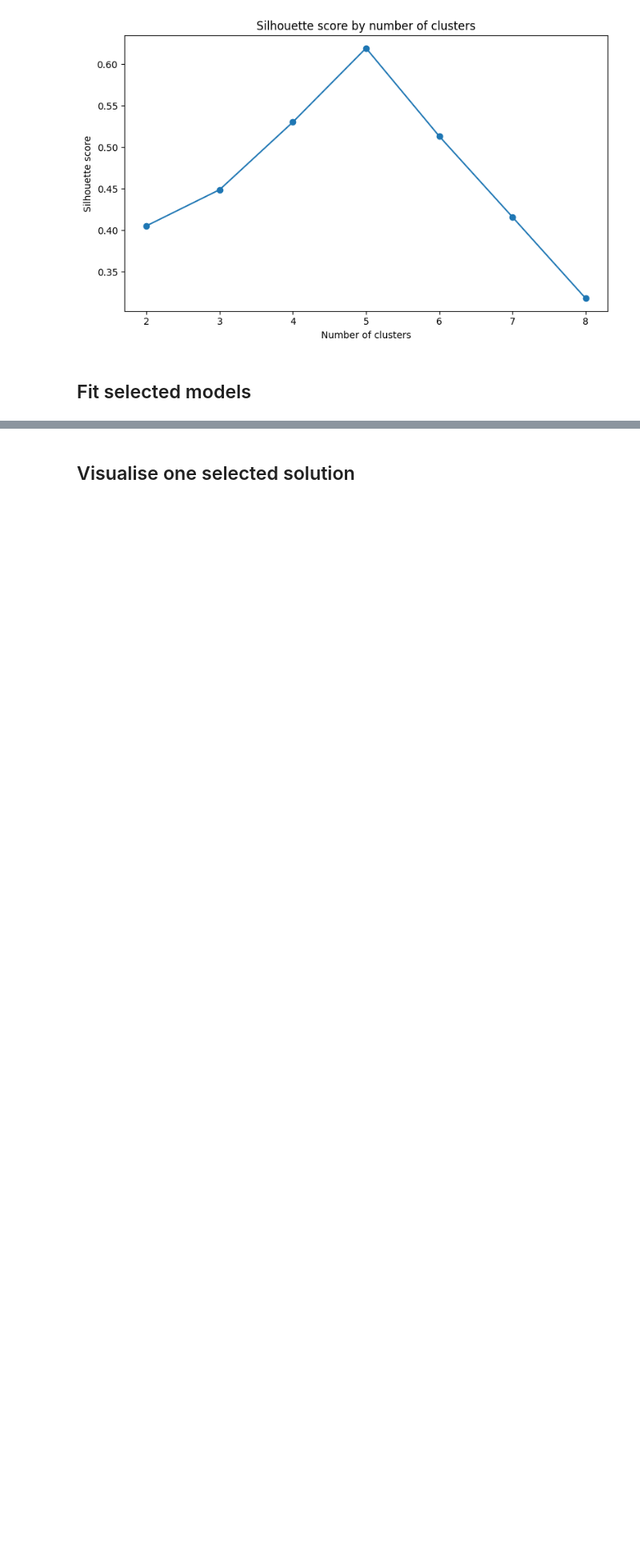
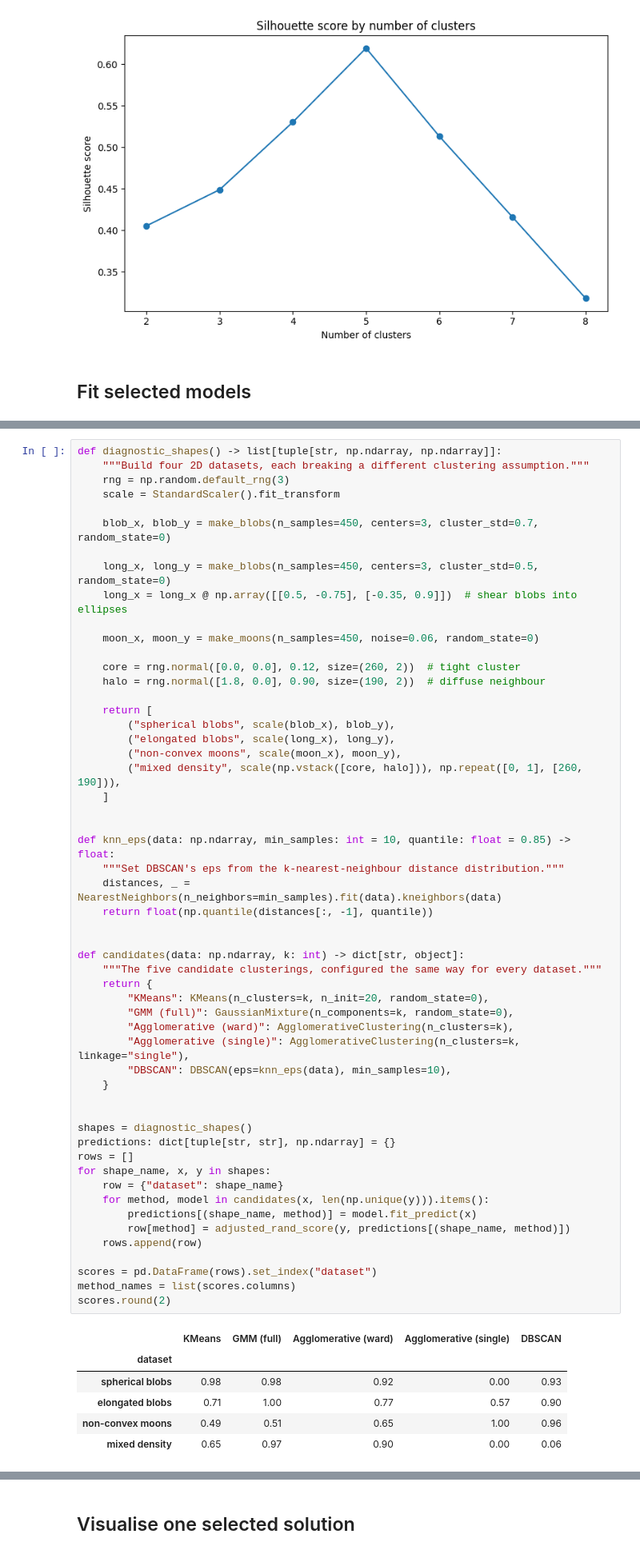
Before and after one commit to DiogoRibeiro7/applied-unsupervised-learning, a Jupyter notebook: notebooks/01_customer_segmentation_clustering.ipynb, the cells around one changed output, grey strips where cells are left out. Shown at 80% size. Cells and saved outputs as stored; diff of their text form; blank space fills up the shorter version.

```diff
--- a/notebooks/01_customer_segmentation_clustering.ipynb
+++ b/notebooks/01_customer_segmentation_clustering.ipynb
@@ -104,0 +143,61 @@ dbscan ClusteringMetrics(n_clusters=2, silhouette=0.307195012089844, davies_boul
+# %%
+def diagnostic_shapes() -> list[tuple[str, np.ndarray, np.ndarray]]:
+    """Build four 2D datasets, each breaking a different clustering assumption."""
+    rng = np.random.default_rng(3)
+    scale = StandardScaler().fit_transform
+
+    blob_x, blob_y = make_blobs(n_samples=450, centers=3, cluster_std=0.7, random_state=0)
+
+    long_x, long_y = make_blobs(n_samples=450, centers=3, cluster_std=0.5, random_state=0)
+    long_x = long_x @ np.array([[0.5, -0.75], [-0.35, 0.9]])  # shear blobs into ellipses
+
+    moon_x, moon_y = make_moons(n_samples=450, noise=0.06, random_state=0)
+
+    core = rng.normal([0.0, 0.0], 0.12, size=(260, 2))  # tight cluster
+    halo = rng.normal([1.8, 0.0], 0.90, size=(190, 2))  # diffuse neighbour
+
+    return [
+        ("spherical blobs", scale(blob_x), blob_y),
+        ("elongated blobs", scale(long_x), long_y),
+        ("non-convex moons", scale(moon_x), moon_y),
+        ("mixed density", scale(np.vstack([core, halo])), np.repeat([0, 1], [260, 190])),
+    ]
+
+
+def knn_eps(data: np.ndarray, min_samples: int = 10, quantile: float = 0.85) -> float:
+    """Set DBSCAN's eps from the k-nearest-neighbour distance distribution."""
+    distances, _ = NearestNeighbors(n_neighbors=min_samples).fit(data).kneighbors(data)
+    return float(np.quantile(distances[:, -1], quantile))
+
+
+def candidates(data: np.ndarray, k: int) -> dict[str, object]:
+    """The five candidate clusterings, configured the same way for every dataset."""
+    return {
+        "KMeans": KMeans(n_clusters=k, n_init=20, random_state=0),
+        "GMM (full)": GaussianMixture(n_components=k, random_state=0),
+        "Agglomerative (ward)": AgglomerativeClustering(n_clusters=k),
+        "Agglomerative (single)": AgglomerativeClustering(n_clusters=k, linkage="single"),
+        "DBSCAN": DBSCAN(eps=knn_eps(data), min_samples=10),
+    }
+
+
+shapes = diagnostic_shapes()
+predictions: dict[tuple[str, str], np.ndarray] = {}
+rows = []
+for shape_name, x, y in shapes:
+    row = {"dataset": shape_name}
+    for method, model in candidates(x, len(np.unique(y))).items():
+        predictions[(shape_name, method)] = model.fit_predict(x)
+        row[method] = adjusted_rand_score(y, predictions[(shape_name, method)])
+    rows.append(row)
+
+scores = pd.DataFrame(rows).set_index("dataset")
+method_names = list(scores.columns)
+scores.round(2)
+# %% [output]
+|  | KMeans | GMM (full) | Agglomerative (ward) | Agglomerative (single) | DBSCAN |
+| dataset |  |  |  |  |  |
+| spherical blobs | 0.98 | 0.98 | 0.92 | 0.00 | 0.93 |
+| elongated blobs | 0.71 | 1.00 | 0.77 | 0.57 | 0.90 |
+| non-convex moons | 0.49 | 0.51 | 0.65 | 1.00 | 0.96 |
+| mixed density | 0.65 | 0.97 | 0.90 | 0.00 | 0.06 |
```
Also changed, not shown: parts of 6 cells of this notebook, 2 other files.
